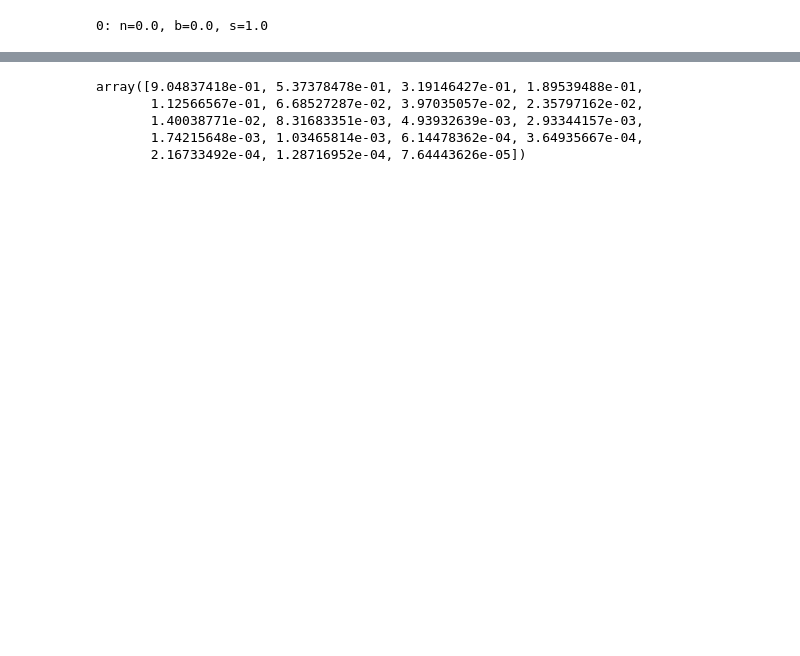
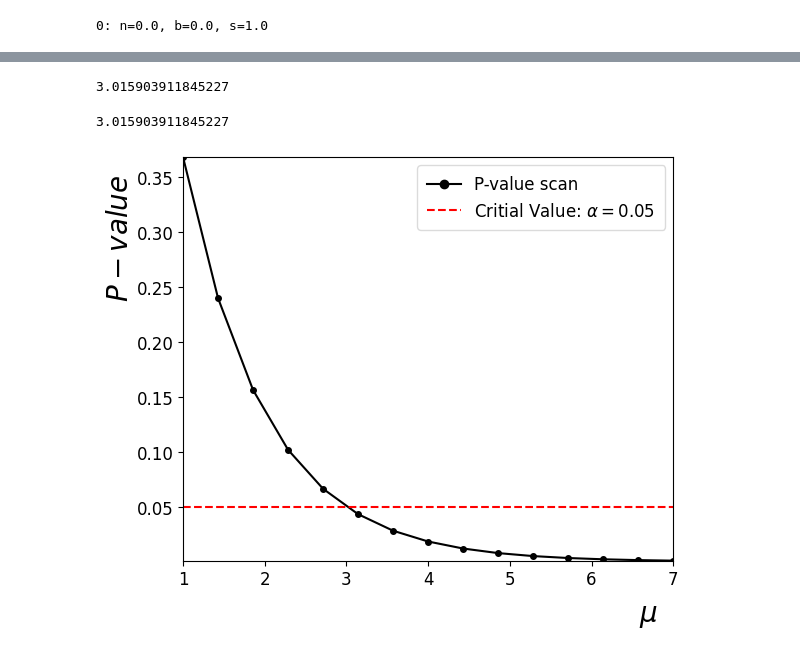
Before and after one commit to asegura4488/StatsHEP, a Jupyter notebook: 1Channel/Bayesian/UpperLimmit.ipynb, the cells around one changed output, grey strips where cells are left out. Cells and saved outputs as stored; diff of their text form; code cells hidden in the pictures; blank space fills up the shorter version.

```diff
--- a/1Channel/Bayesian/UpperLimmit.ipynb
+++ b/1Channel/Bayesian/UpperLimmit.ipynb
@@ -153,8 +224,9 @@ b1.PlotPosterior()
 # %%
-b1.GetPValueScan()
+b1.GetUpperLimit()
 # %% [output]
-array([9.04837418e-01, 5.37378478e-01, 3.19146427e-01, 1.89539488e-01,
-       1.12566567e-01, 6.68527287e-02, 3.97035057e-02, 2.35797162e-02,
-       1.40038771e-02, 8.31683351e-03, 4.93932639e-03, 2.93344157e-03,
-       1.74215648e-03, 1.03465814e-03, 6.14478362e-04, 3.64935667e-04,
-       2.16733492e-04, 1.28716952e-04, 7.64443626e-05])
+3.015903911845227
+# %%
+b1.PlotPValueScan()
+# %% [output]
+3.015903911845227
+[figure, added]
```
Also changed, not shown: parts of 3 cells of this notebook.
